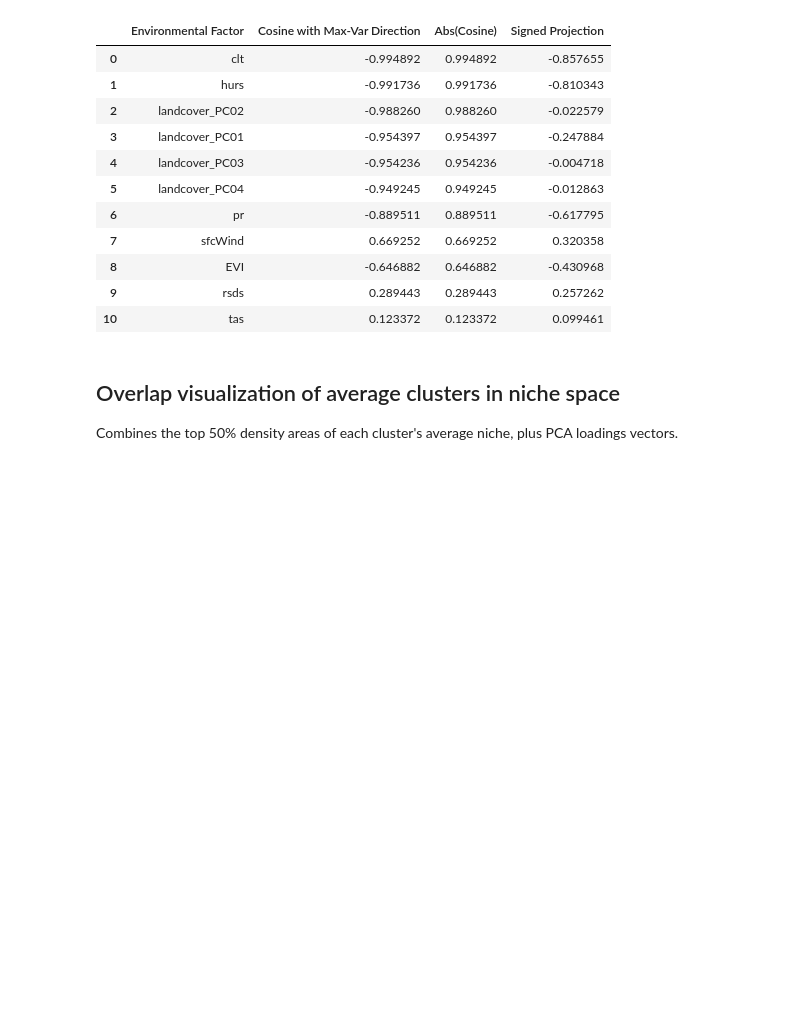
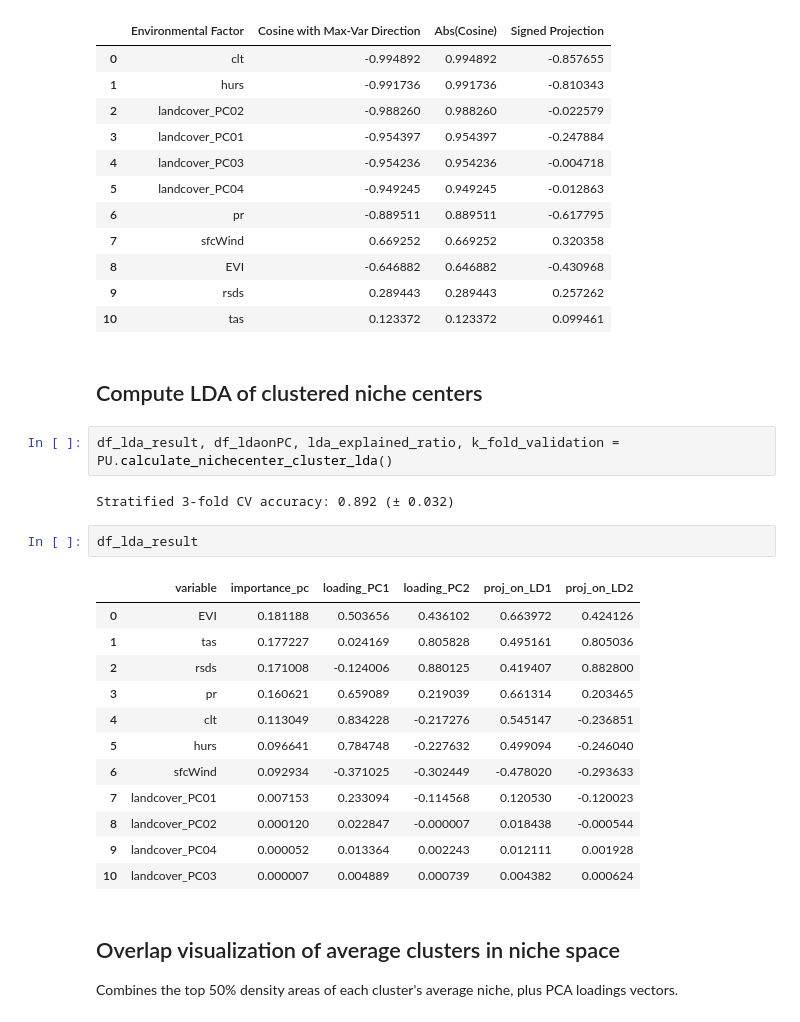
Before and after one commit to KLKua/DeepSDM, a Jupyter notebook: Fig5_nichespace_clustering.ipynb, the cells around one changed output. Saved outputs shown, nothing was run; the diff lists cells and outputs as text; blank space fills up the shorter version.

```diff
--- a/Fig5_nichespace_clustering.ipynb
+++ b/Fig5_nichespace_clustering.ipynb
@@ -285,6 +285,27 @@ df_cor_center_maxvariance
 | 8 | EVI | -0.646882 | 0.646882 | -0.430968 |
 | 9 | rsds | 0.289443 | 0.289443 | 0.257262 |
 | 10 | tas | 0.123372 | 0.123372 | 0.099461 |
+# %% [markdown]
+## Compute LDA of clustered niche centers
+# %%
+df_lda_result, df_ldaonPC, lda_explained_ratio, k_fold_validation = PU.calculate_nichecenter_cluster_lda()
+# %% [output]
+Stratified 3-fold CV accuracy: 0.892 (± 0.032)
+# %%
+df_lda_result
+# %% [output]
+|  | variable | importance_pc | loading_PC1 | loading_PC2 | proj_on_LD1 | proj_on_LD2 |
+| 0 | EVI | 0.181188 | 0.503656 | 0.436102 | 0.663972 | 0.424126 |
+| 1 | tas | 0.177227 | 0.024169 | 0.805828 | 0.495161 | 0.805036 |
+| 2 | rsds | 0.171008 | -0.124006 | 0.880125 | 0.419407 | 0.882800 |
+| 3 | pr | 0.160621 | 0.659089 | 0.219039 | 0.661314 | 0.203465 |
+| 4 | clt | 0.113049 | 0.834228 | -0.217276 | 0.545147 | -0.236851 |
+| 5 | hurs | 0.096641 | 0.784748 | -0.227632 | 0.499094 | -0.246040 |
+| 6 | sfcWind | 0.092934 | -0.371025 | -0.302449 | -0.478020 | -0.293633 |
+| 7 | landcover_PC01 | 0.007153 | 0.233094 | -0.114568 | 0.120530 | -0.120023 |
+| 8 | landcover_PC02 | 0.000120 | 0.022847 | -0.000007 | 0.018438 | -0.000544 |
+| 9 | landcover_PC04 | 0.000052 | 0.013364 | 0.002243 | 0.012111 | 0.001928 |
+| 10 | landcover_PC03 | 0.000007 | 0.004889 | 0.000739 | 0.004382 | 0.000624 |
 # %% [markdown]
 ## Overlap visualization of average clusters in niche space
 Combines the top 50% density areas of each cluster's average niche, plus PCA loadings vectors.
```
Also changed, not shown: parts of 13 cells of this notebook, 1 other file.
